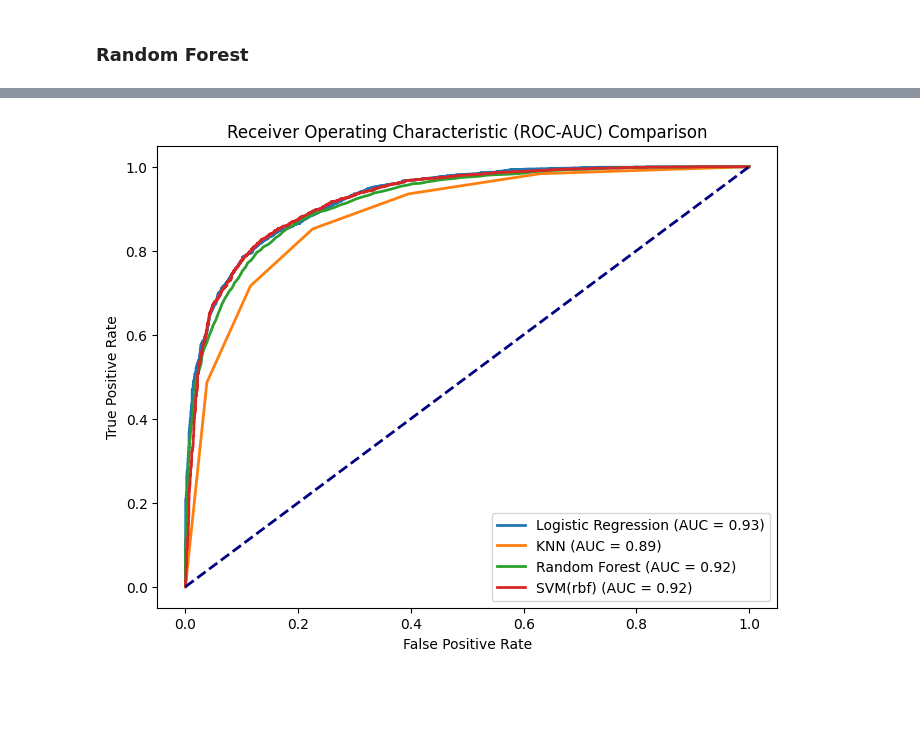
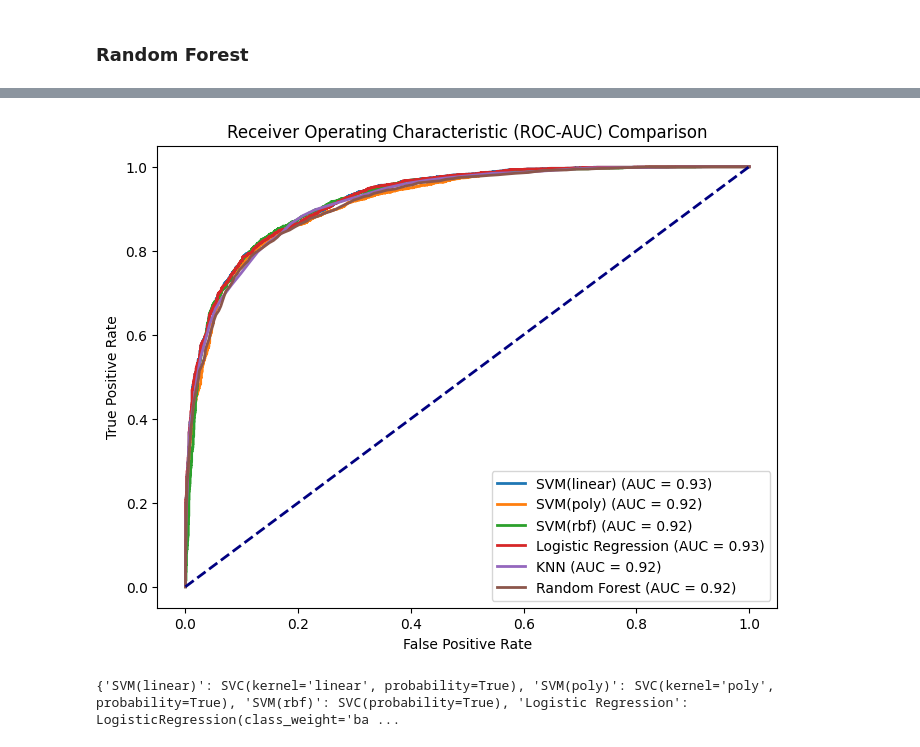
Before and after one commit to Hiroaki-K4/nba_prediction, a Jupyter notebook: main.ipynb, the cells around one changed output, grey strips where cells are left out. Cells and saved outputs as stored; diff of their text form; code cells hidden in the pictures; blank space fills up the shorter version.

Commit message:
Updated KNN model and ROC curve graph

```diff
--- a/main.ipynb
+++ b/main.ipynb
@@ -356,9 +341,38 @@ Classification Report (Test):
 weighted avg       0.84      0.84      0.84      5311
 # %% [markdown]
 ### KNN
+# %%
+import numpy as np
+from sklearn.neighbors import KNeighborsClassifier
+
+def find_optimal_k(X_scaled, Y_train, X_test_scaled, Y_test, k_range=40):
+    """Finds the optimal k value by testing different k values and plotting error rates."""
+    error_rate = []
+    k_values = range(1, k_range)
+
+    for k in k_values:
+        knn=KNeighborsClassifier(n_neighbors=k)
+        knn.fit(X_scaled, Y_train)
+        pred_k = knn.predict(X_test_scaled)
+        error_rate.append(1 - accuracy_score(Y_test, pred_k))
+
+    plt.figure(figsize=(10,5))
+    plt.plot(k_values, error_rate, color='blue', linestyle='dashed', marker='o',
+             markerfacecolor='red', markersize=4)
+    plt.xlabel('Number of Neighbors (k)')
+    plt.ylabel('Error Rate')
+    plt.title('Error Rate vs. K Value')
+    plt.show()
+
+    optimal_k = k_values[np.argmin(error_rate)]
+    print(f"Optimal k found: {optimal_k}")
+
+    return optimal_k
+
+# find_optimal_k(X_scaled, Y_train, X_test_scaled, Y_test, k_range=60)
 # %%
-from sklearn.neighbors import KNeighborsClassifier
+optimal_k = find_optimal_k(X_scaled, Y_train, X_test_scaled, Y_test, k_range=60)
 
-knn = KNeighborsClassifier()
+knn = KNeighborsClassifier(n_neighbors=optimal_k)
 evaluate_model(knn, X_scaled, Y_train, X_test_scaled, Y_test)
 # %% [output]
@@ -427,33 +447,35 @@ weighted avg       0.84      0.84      0.84      5311
 # %%
 from sklearn.metrics import roc_curve, auc
 
 def plot_roc_curve(model, X_scaled, Y_test, label):
 
     y_prob = model.predict_proba(X_scaled)[:, 1]
 
     fpr, tpr, _ = roc_curve(Y_test, y_prob)
     roc_auc = auc(fpr, tpr)
 
     plt.plot(fpr, tpr, lw=2, label = f'{label} (AUC = {roc_auc:.2f})')
 
 plt.figure(figsize=(8,6))
 
-models = {
-    "Logistic Regression": lr,
-    "KNN": knn,
-    "Random Forest": rf,
-    f"SVM({kernel})": svm
-}
+models["Logistic Regression"] = lr
+models["KNN"] = knn
+models["Random Forest"] = rf
+
 
 for label, model in models.items():
     plot_roc_curve(model, X_test_scaled, Y_test, label)
 
 plt.plot([0,1], [0,1], color='navy', lw=2, linestyle='--')
 
 plt.xlabel('False Positive Rate')
 plt.ylabel('True Positive Rate')
 plt.title('Receiver Operating Characteristic (ROC-AUC) Comparison')
 plt.legend(loc="lower right")
 plt.show()
 # %% [output]
-[figure, old version]
+[figure, new version]
+# %%
+print(models)
+# %% [output]
+{'SVM(linear)': SVC(kernel='linear', probability=True), 'SVM(poly)': SVC(kernel='poly', probability=True), 'SVM(rbf)': SVC(probability=True), 'Logistic Regression': LogisticRegression(class_weight='ba ...
```
Also changed, not shown: parts of 6 cells of this notebook.
